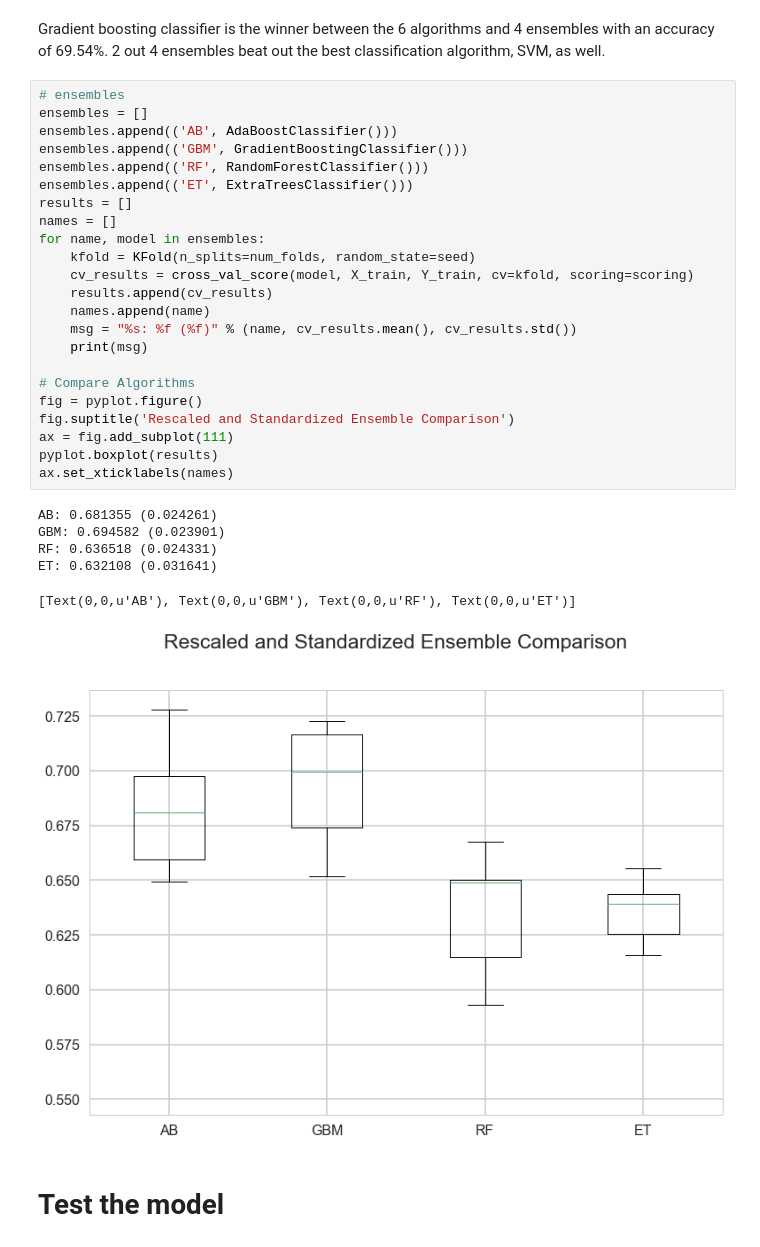
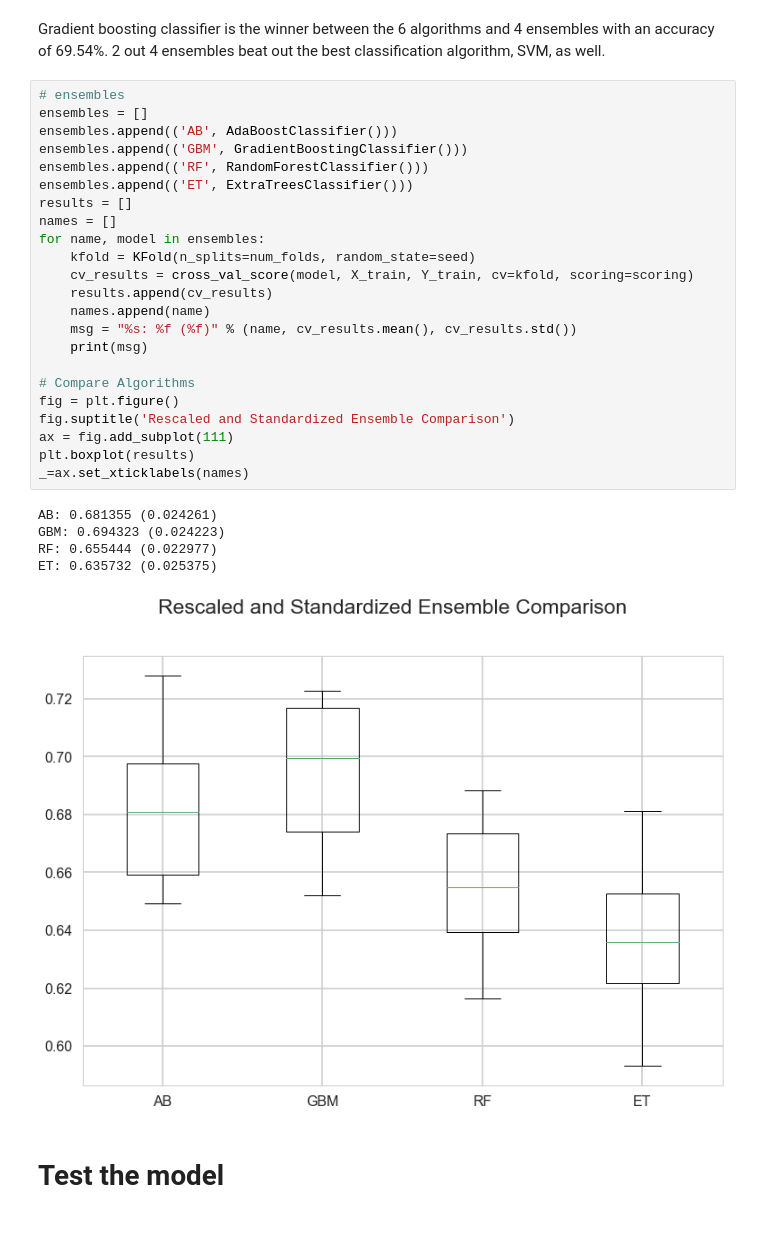
Before and after one commit to sixch/combine, a Jupyter notebook: CombineFinal.ipynb, the cells around one changed output. Cells and saved outputs as stored; diff of their text form.

```diff
--- a/CombineFinal.ipynb
+++ b/CombineFinal.ipynb
@@ -2031,33 +1868,32 @@ Gradient boosting classifier is the winner between the 6 algorithms and 4 ensemb
 # %%
 # ensembles
 ensembles = []
 ensembles.append(('AB', AdaBoostClassifier()))
 ensembles.append(('GBM', GradientBoostingClassifier()))
 ensembles.append(('RF', RandomForestClassifier()))
 ensembles.append(('ET', ExtraTreesClassifier()))
 results = []
 names = []
 for name, model in ensembles:
     kfold = KFold(n_splits=num_folds, random_state=seed)
     cv_results = cross_val_score(model, X_train, Y_train, cv=kfold, scoring=scoring)
     results.append(cv_results)
     names.append(name)
     msg = "%s: %f (%f)" % (name, cv_results.mean(), cv_results.std())
     print(msg)
 
 # Compare Algorithms
-fig = pyplot.figure()
+fig = plt.figure()
 fig.suptitle('Rescaled and Standardized Ensemble Comparison')
 ax = fig.add_subplot(111)
-pyplot.boxplot(results)
-ax.set_xticklabels(names)
+plt.boxplot(results)
+_=ax.set_xticklabels(names)
 # %% [output]
 AB: 0.681355 (0.024261)
-GBM: 0.694582 (0.023901)
-RF: 0.636518 (0.024331)
-ET: 0.632108 (0.031641)
+GBM: 0.694323 (0.024223)
+RF: 0.655444 (0.022977)
+ET: 0.635732 (0.025375)
-[Text(0,0,u'AB'), Text(0,0,u'GBM'), Text(0,0,u'RF'), Text(0,0,u'ET')]
-[figure, old version]
+[figure, new version]
 # %% [markdown]
 # Test the model
 # %% [markdown]
```
Also changed, not shown: parts of 42 cells of this notebook.
